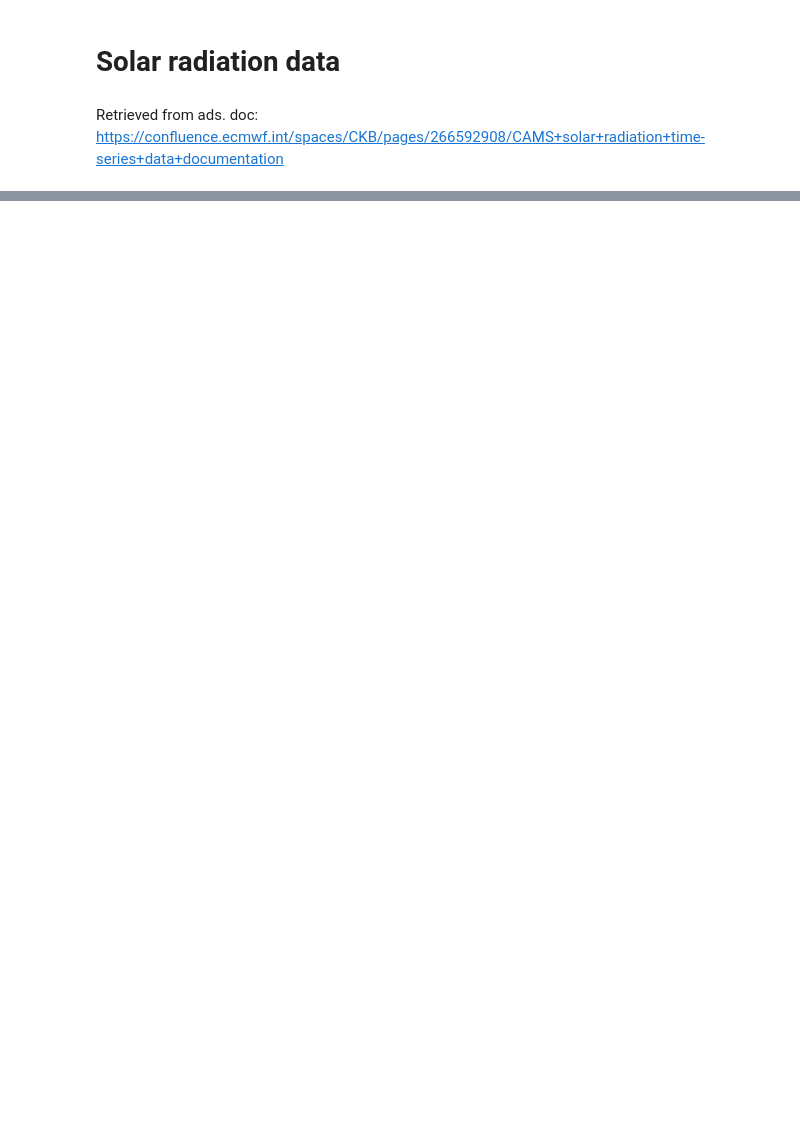
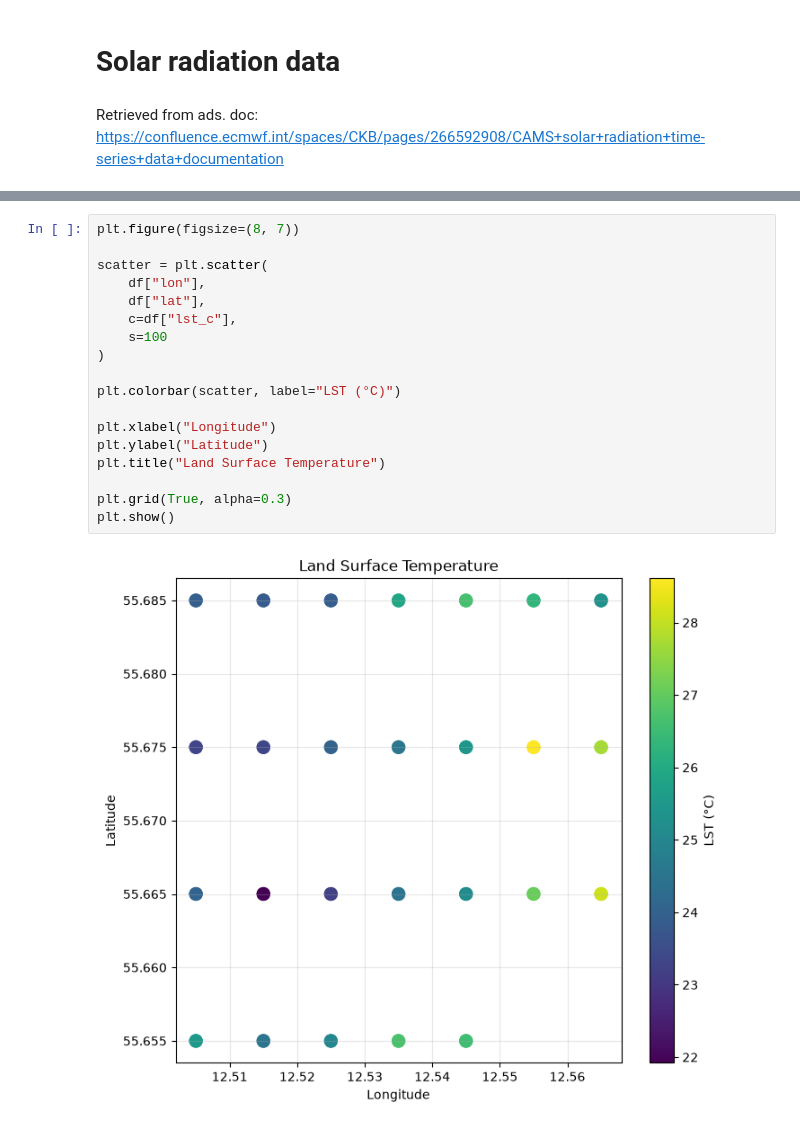
Before and after one commit to Inpatch/Esa_case, a Jupyter notebook: vegetation_heatmap.ipynb, the cells around one changed output, grey strips where cells are left out. Saved outputs shown, nothing was run; the diff lists cells and outputs as text; blank space fills up the shorter version.

```diff
--- a/vegetation_heatmap.ipynb
+++ b/vegetation_heatmap.ipynb
@@ -44,0 +123,20 @@ df
+# %%
+plt.figure(figsize=(8, 7))
+
+scatter = plt.scatter(
+    df["lon"],
+    df["lat"],
+    c=df["lst_c"],
+    s=100
+)
+
+plt.colorbar(scatter, label="LST (°C)")
+
+plt.xlabel("Longitude")
+plt.ylabel("Latitude")
+plt.title("Land Surface Temperature")
+
+plt.grid(True, alpha=0.3)
+plt.show()
+# %% [output]
+[figure, added]
```
Also changed, not shown: parts of 28 cells of this notebook, 10 other files.
